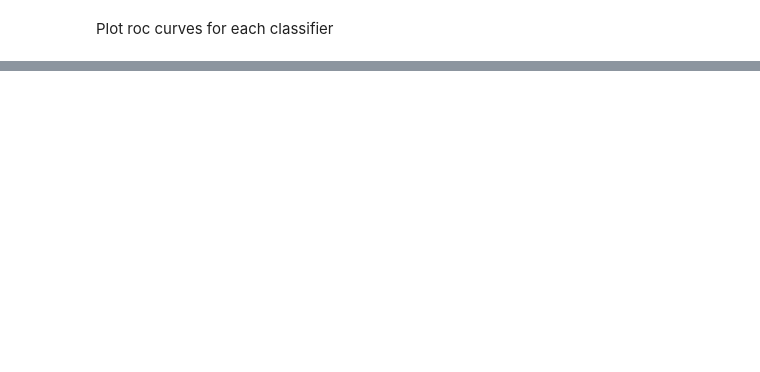
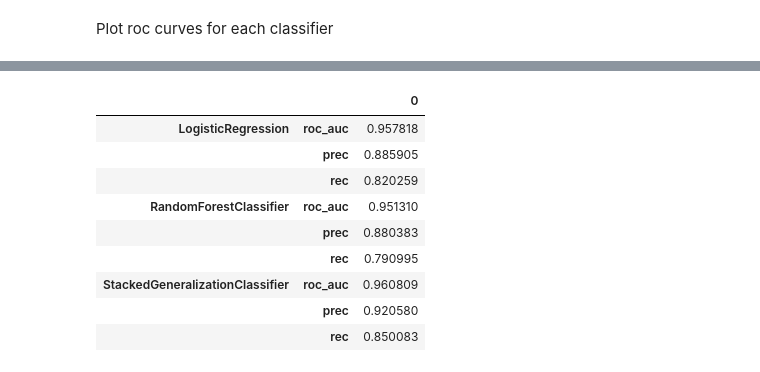
Before and after one commit to itslwg/pemett, a Jupyter notebook: notebooks/2.0-s30d-model-training.ipynb, the cells around one changed output, grey strips where cells are left out. Saved outputs shown, nothing was run; the diff lists cells and outputs as text; code cells hidden in the pictures; blank space fills up the shorter version.

```diff
--- a/notebooks/2.0-s30d-model-training.ipynb
+++ b/notebooks/2.0-s30d-model-training.ipynb
@@ -257,6 +177,0 @@ tc_test = pd.read_csv("./data/processed/s30d/tc_test.csv", index_col = 0).tc
-# %%
-nri = calculate_nri(
-    y_true=y_test.to_numpy(),
-    y_old=tc_test.to_numpy(),
-    y_new=y_test_pred_cut
-)
@@ -275,0 +340,2 @@ Pr(Up|Ctrl)    0.13357216
+# %%
+stats = bootstrap(X_train, y_train, tc_train, keys + [sgclf.__class__.__name__])
@@ -275,0 +364,28 @@ Pr(Up|Ctrl)    0.13357216
+# %%
+# Set bootstrap estimates as data frame
+stats_df = pd.concat([pd.DataFrame.from_dict(d, orient="index").stack().to_frame() for d in stats], axis = 1)
+stats_df.values.sort()
+# Set point estimates as data frame
+point_estimates = pd.DataFrame.from_dict({
+    k: compute_performance(y_prob=prob, y_pred=pred, y_true=y_test)
+    for prob, pred, k in zip(y_test_prob_clfs.T, y_test_pred_clfs.T, keys + [sgclf.__class__.__name__])
+}, orient = "index").stack().to_frame()
+# Compute quantiles for each metric
+d1 = (stats_df - point_estimates).apply(np.quantile, q = 0.1, axis = 1)
+d2 = (stats_df - point_estimates).apply(np.quantile, q = 0.9, axis = 1)
+# Compute upper bounds and lower bounds
+ub = point_estimates - d1.to_frame()
+lb = point_estimates - d2.to_frame()
+# %%
+ub
+# %% [output]
+|  |  | 0 |
+| LogisticRegression | roc_auc | 0.957818 |
+|  | prec | 0.885905 |
+|  | rec | 0.820259 |
+| RandomForestClassifier | roc_auc | 0.951310 |
+|  | prec | 0.880383 |
+|  | rec | 0.790995 |
+| StackedGeneralizationClassifier | roc_auc | 0.960809 |
+|  | prec | 0.920580 |
+|  | rec | 0.850083 |
```
Also changed, not shown: parts of 22 cells of this notebook.
